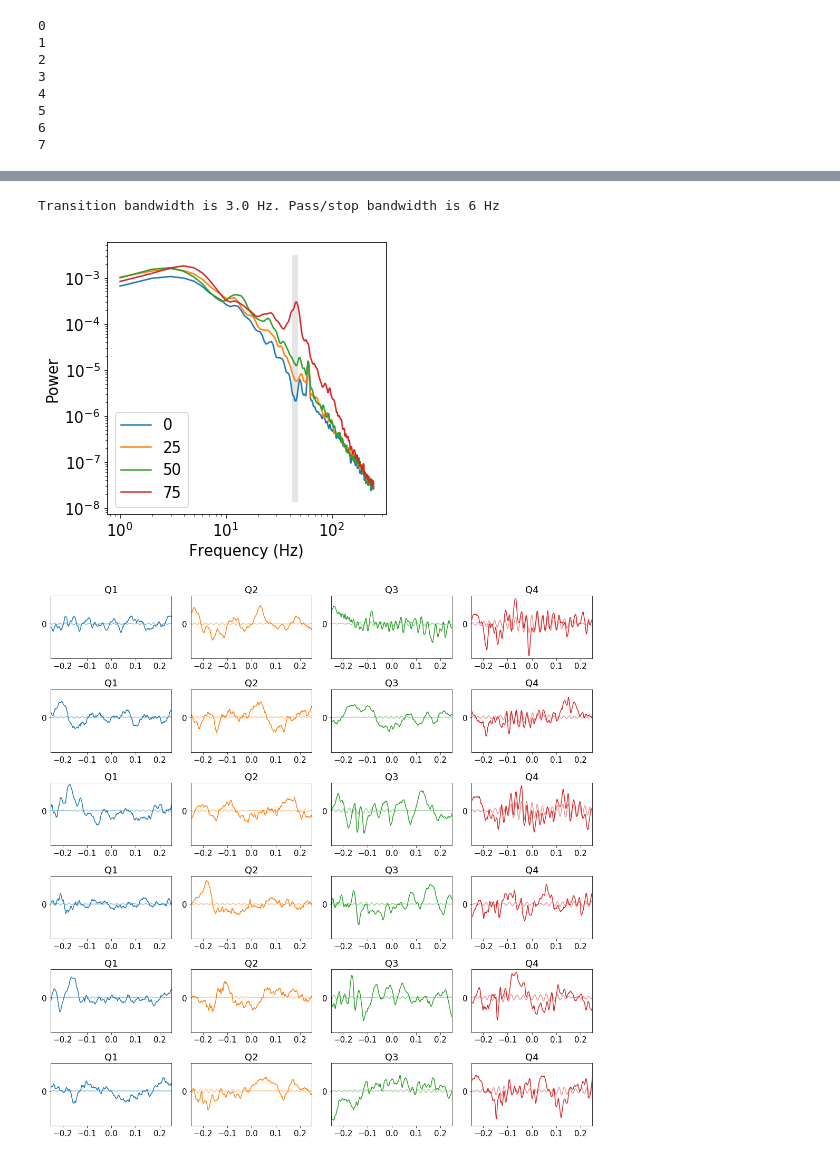
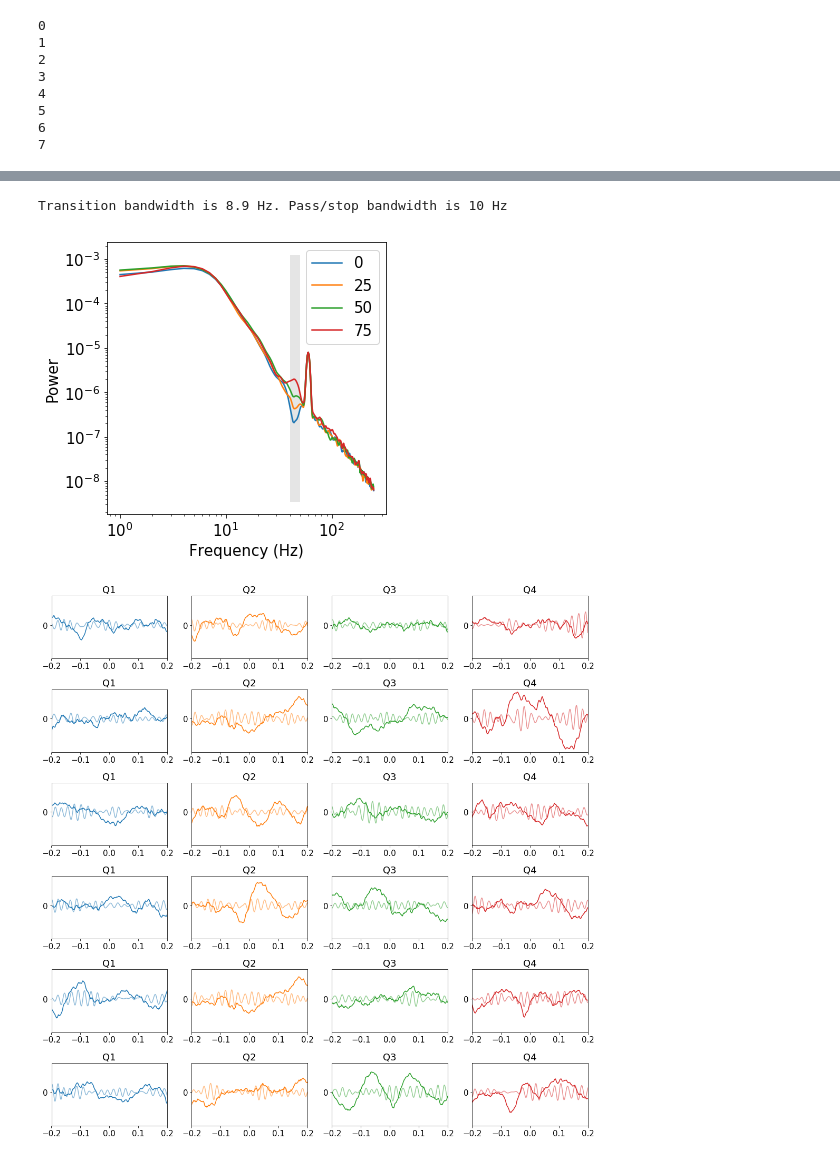
Before and after one commit to voytekresearch/SpectralCA, a Jupyter notebook: notebooks_analysis/lfpca_HermesVisECoG.ipynb, the cells around one changed output, grey strips where cells are left out. Saved outputs shown, nothing was run; the diff lists cells and outputs as text; code cells hidden in the pictures.

```diff
--- a/notebooks_analysis/lfpca_HermesVisECoG.ipynb
+++ b/notebooks_analysis/lfpca_HermesVisECoG.ipynb
@@ -97,7 +97,7 @@ Transition bandwidth is 3.0 Hz. Pass/stop bandwidth is 6 Hz
 # %% [markdown]
 # Epoched data analysis
 # %%
-window = (int(fs*0),int(fs*0.5))
+window = (int(fs*0.2),int(fs*0.5))
 trial_inds = np.array(events['onset']*fs).astype(int)
 data_epoched = utils.grab_stack_epochs(data,trial_inds,window, axis=1)
 epoch_len = data_epoched.shape[1]
@@ -113,7 +113,8 @@ f_axis = f_axis[:np.where(np.abs(f_axis)>f_lim)[0][0]]
 psd = (np.abs(ft)**2.)[:,:len(f_axis),:]
 # %%
 # load into LFPCA objects
-tr_types = events['trial_type'].unique()
+# 8 (file 211) is baseline
+tr_types = np.sort(events['trial_type'].unique())
 lf_tr = []
 for i,tt in enumerate(tr_types):
     print(i)
@@ -124,6 +125,8 @@ for i,tt in enumerate(tr_types):
 lf_tr.append(lfpca.LFPCA({'nperseg':n_ft, 'noverlap':0, 'spg_outlierpct':1, 'max_freq':250}))
 lf_tr[-1].populate_fourier_data(psd, fs, f_axis)
 lf_tr[-1].compute_KS_expfit()
+
+# ~200ms has a ERP (skip it)
 # %% [output]
 0
 1
@@ -176,13 +179,13 @@ plt.colorbar(label='Mean SCV (%i-%iHz)'%f_range)
 # %%
-chan = 64
-rank_freqs = (42,48)
+chan = 55
+rank_freqs = (40,50)
 #rank_freqs = (10,50)
 t_axis = trial_inds/fs+0.25
 plt.figure(figsize=(5,5))
 pwr_dgt, pwr_binned = utils.percentile_spectrogram(lf_tr[-1].spg[chan], lf_tr[-1].f_axis, rank_freqs)
 plt.figure(figsize=(15,15))
-utils.plot_power_examples(data[chan], fs, t_axis, pwr_dgt, rank_freqs, plot_t=0.5, power_adj=1,N_cycles=9)
+utils.plot_power_examples(data[chan], fs, t_axis, pwr_dgt, rank_freqs, plot_t=0.4, power_adj=10,N_cycles=5)
 # %% [output]
-Transition bandwidth is 3.0 Hz. Pass/stop bandwidth is 6 Hz
+Transition bandwidth is 8.9 Hz. Pass/stop bandwidth is 10 Hz
-[figure, old version]
+[figure, new version]
-[figure, old version]
+[figure, new version]
```
Also changed, not shown: parts of 3 cells of this notebook, 4 other files.
